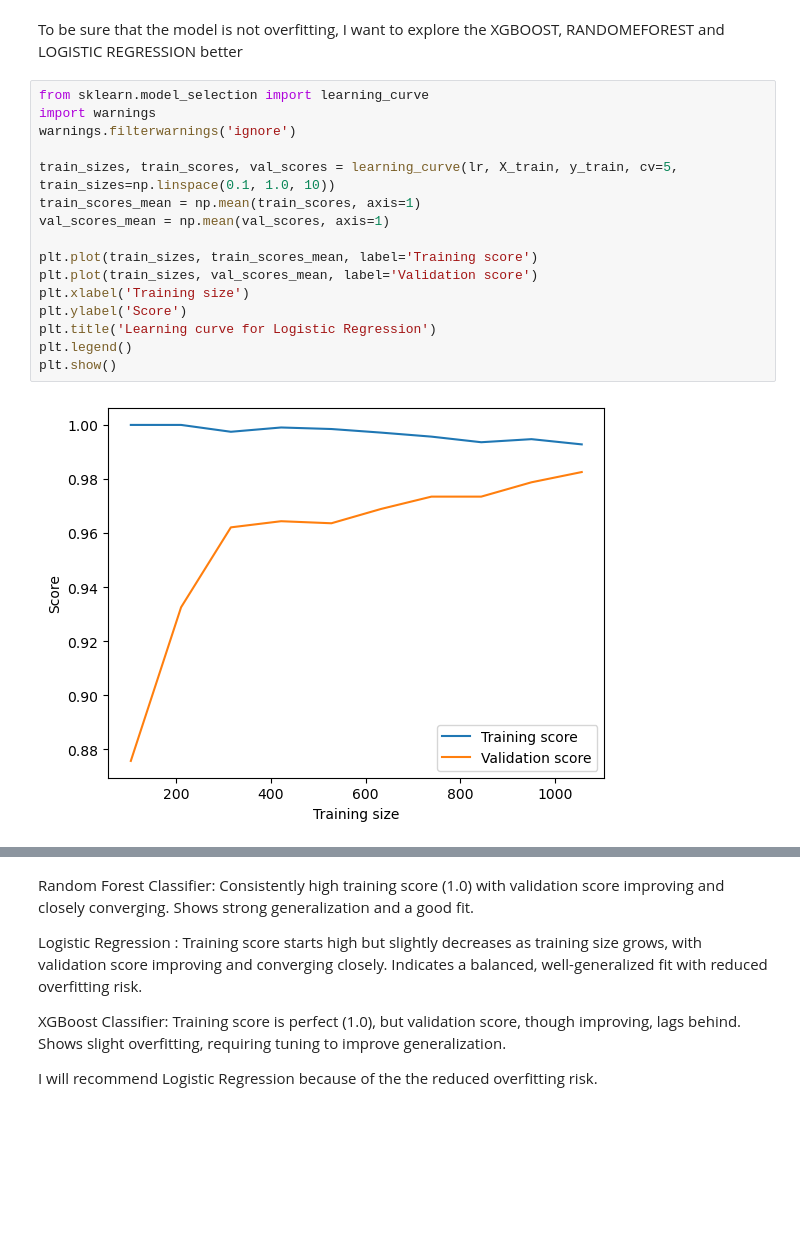
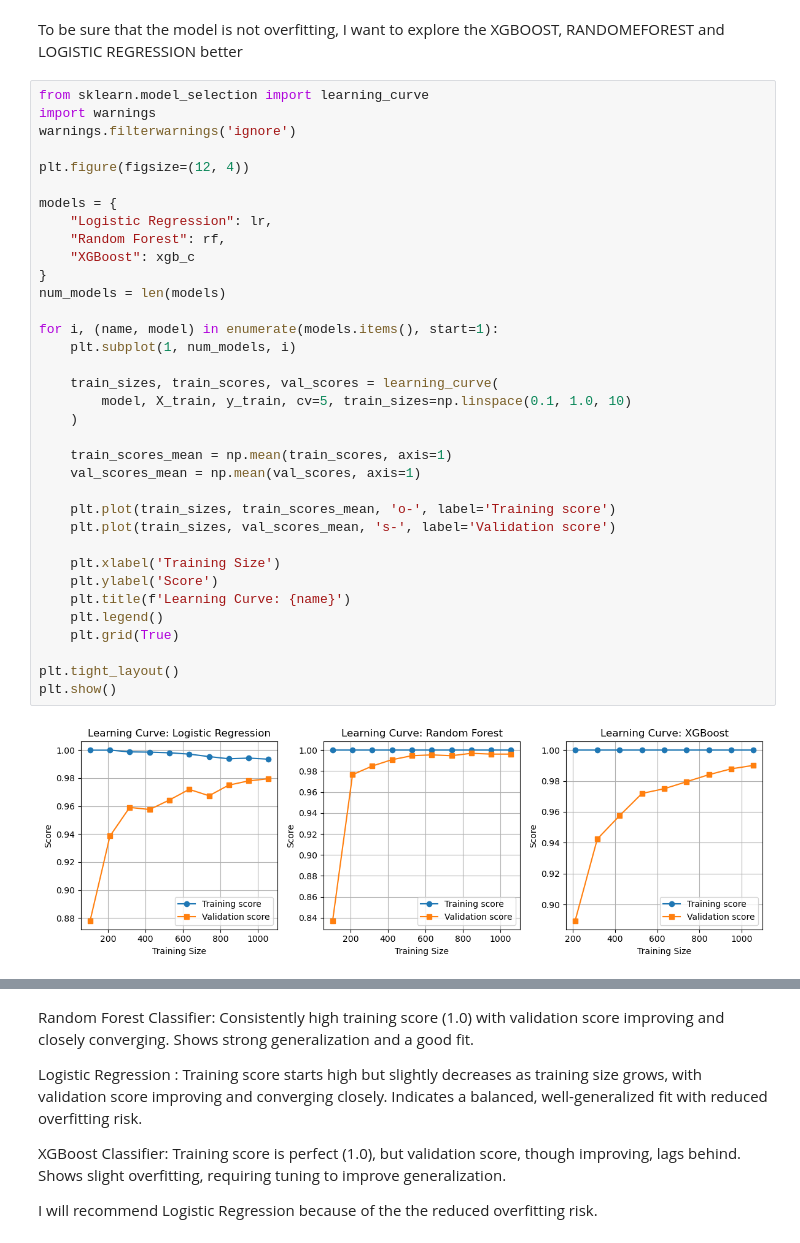
Before and after one commit to meshachaderele/crop-recommendation, a Jupyter notebook: notebooks/crop_recommendation.ipynb, the cells around one changed output, grey strips where cells are left out. Cells and saved outputs as stored; diff of their text form; blank space fills up the shorter version.

```diff
--- a/notebooks/crop_recommendation.ipynb
+++ b/notebooks/crop_recommendation.ipynb
@@ -322,18 +322,37 @@ To be sure that the model is not overfitting, I want to explore the XGBOOST, RAN
 # %%
 from sklearn.model_selection import learning_curve
 import warnings
 warnings.filterwarnings('ignore')
 
-train_sizes, train_scores, val_scores = learning_curve(lr, X_train, y_train, cv=5, train_sizes=np.linspace(0.1, 1.0, 10))
-train_scores_mean = np.mean(train_scores, axis=1)
-val_scores_mean = np.mean(val_scores, axis=1)
+plt.figure(figsize=(12, 4))
 
-plt.plot(train_sizes, train_scores_mean, label='Training score')
-plt.plot(train_sizes, val_scores_mean, label='Validation score')
-plt.xlabel('Training size')
-plt.ylabel('Score')
-plt.title('Learning curve for Logistic Regression')
-plt.legend()
+models = {
+    "Logistic Regression": lr,
+    "Random Forest": rf,
+    "XGBoost": xgb_c
+}
+num_models = len(models)
+
+for i, (name, model) in enumerate(models.items(), start=1):
+    plt.subplot(1, num_models, i)
+
+    train_sizes, train_scores, val_scores = learning_curve(
+        model, X_train, y_train, cv=5, train_sizes=np.linspace(0.1, 1.0, 10)
+    )
+
+    train_scores_mean = np.mean(train_scores, axis=1)
+    val_scores_mean = np.mean(val_scores, axis=1)
+
+    plt.plot(train_sizes, train_scores_mean, 'o-', label='Training score')
+    plt.plot(train_sizes, val_scores_mean, 's-', label='Validation score')
+
+    plt.xlabel('Training Size')
+    plt.ylabel('Score')
+    plt.title(f'Learning Curve: {name}')
+    plt.legend()
+    plt.grid(True)
+
+plt.tight_layout()
 plt.show()
 # %% [output]
-[figure, old version]
+[figure, new version]
```
Also changed, not shown: parts of 6 cells of this notebook, 4 other files.
